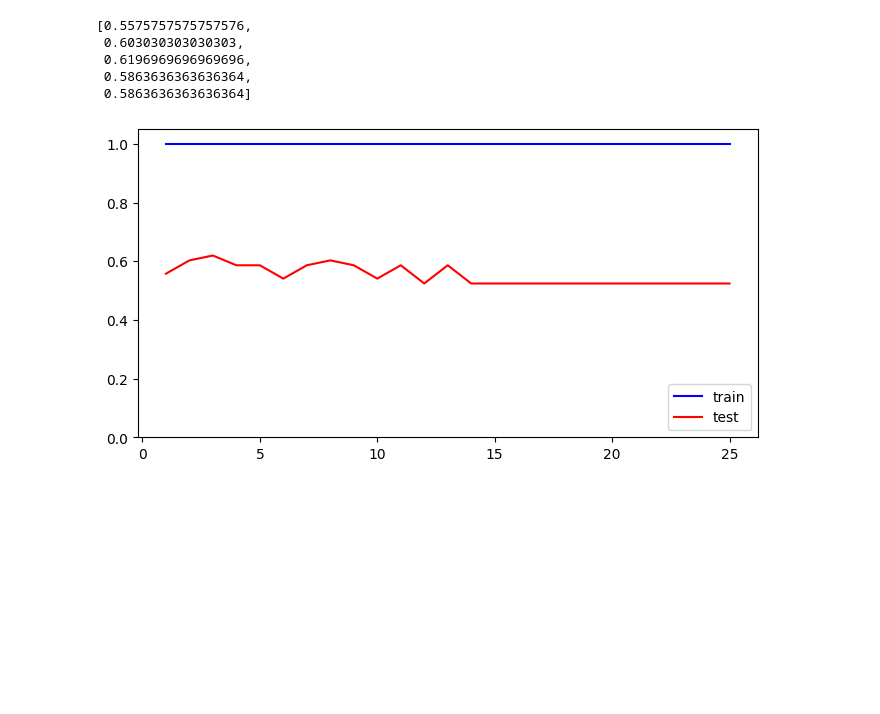
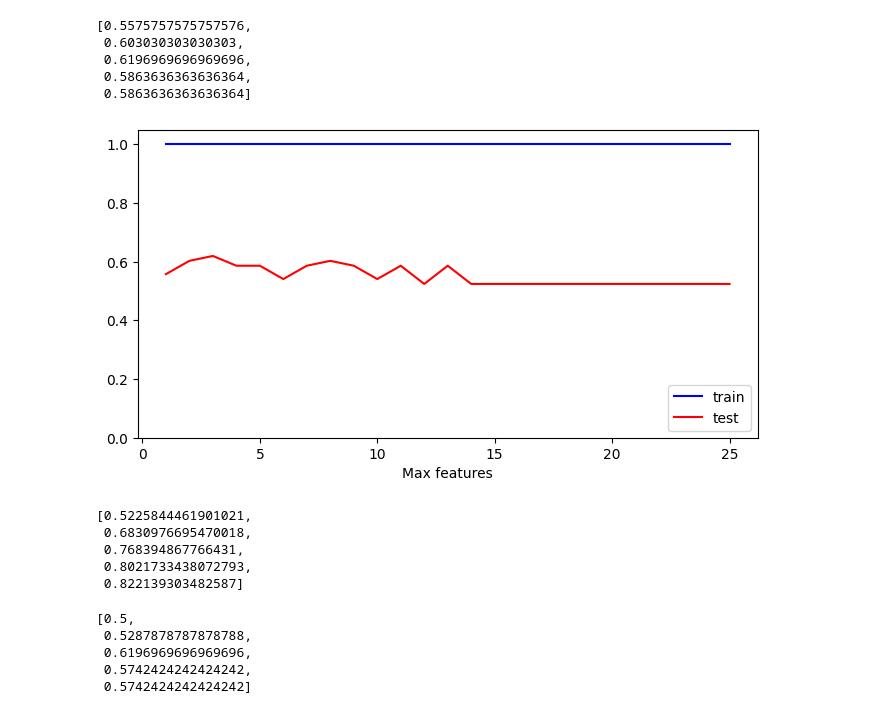
Before and after one commit to Mkranj/ML_predicting_anxiety, a Jupyter notebook: predicting_anxiety.ipynb, the cells around one changed output. Drawn from its saved outputs; the diff is of its cells as text; code cells hidden in the pictures; blank space fills up the shorter version.

```diff
--- a/predicting_anxiety.ipynb
+++ b/predicting_anxiety.ipynb
@@ -1006,9 +1006,10 @@ test_bal_acc[0:5]
 # %%
 # Plot both accuracies
 plt.plot(possible_max_features, train_bal_acc, c ="blue", label = "train")
 plt.plot(possible_max_features, test_bal_acc, c ="red", label = "test")
 plt.legend(loc = "lower right")
 plt.ylim(0, 1.05)
+plt.xlabel("Max features")
 plt.show()
 # %% [output]
-[figure, old version]
+[figure, new version]
@@ -1014,0 +1036,16 @@ plt.show()
+# %%
+train_bal_acc[0:5]
+# %% [output]
+[0.5225844461901021,
+ 0.6830976695470018,
+ 0.768394867766431,
+ 0.8021733438072793,
+ 0.822139303482587]
+# %%
+test_bal_acc[0:5]
+# %% [output]
+[0.5,
+ 0.5287878787878788,
+ 0.6196969696969696,
+ 0.5742424242424242,
+ 0.5742424242424242]
```
Also changed, not shown: parts of 27 cells of this notebook.
